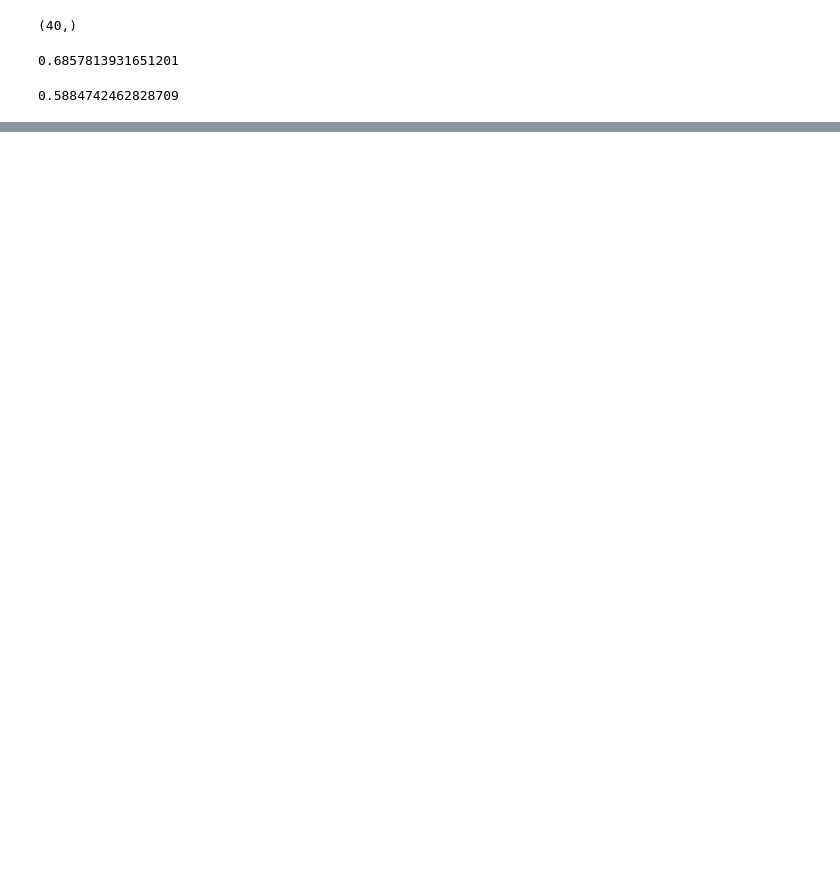
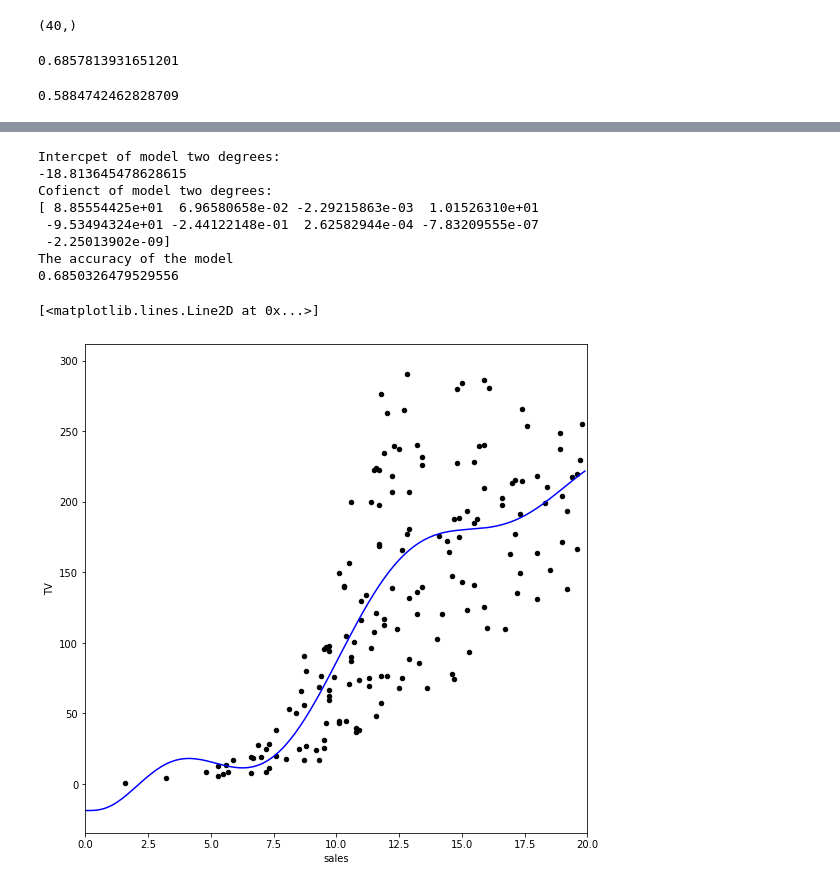
Before and after one commit to hodangtu01/HOMEWORK1---AI, a Jupyter notebook: AI_W8_Advertising.ipynb, the cells around one changed output, grey strips where cells are left out. Drawn from its saved outputs; the diff is of its cells as text; code cells hidden in the pictures; blank space fills up the shorter version.

```diff
--- a/AI_W8_Advertising.ipynb
+++ b/AI_W8_Advertising.ipynb
@@ -58,0 +162,29 @@ regressor.score(x_train,y_train)
+# %%
+model_9=linear_model.LinearRegression()
+
+X= pd.DataFrame([data['sales']**3.9,data['sales']**6.5,data['sales']**7.5,data['sales']**4.5,data['sales']**4,data['sales']**6,data['sales']**8,data['sales']**9,data['sales']**10]).T
+model_9.fit(X,y=data['TV'])
+
+print("Intercpet of model two degrees:")
+print(model_9.intercept_)
+print('Cofienct of model two degrees:')
+print(model_9.coef_)
+print('The accuracy of the model')
+print(model_9.score(X,data['TV']))
+#-------------------------
+range=np.arange(0,20,0.1)
+predictor_9=pd.DataFrame([range**3.9,range**6.5,range**7.5,range**4.5,range**4,range**6,range**8,range**9,range**10]).T
+y_pred= model_9.predict(X=predictor_9)
+data.plot(kind='scatter',x='sales',y='TV',figsize=(9,9),color='black',xlim=(0,20))
+plt.plot(range,y_pred,color='blue')
+# %% [output]
+Intercpet of model two degrees:
+-18.813645478628615
+Cofienct of model two degrees:
+[ 8.85554425e+01  6.96580658e-02 -2.29215863e-03  1.01526310e+01
+ -9.53494324e+01 -2.44122148e-01  2.62582944e-04 -7.83209555e-07
+ -2.25013902e-09]
+The accuracy of the model
+0.6850326479529556
+[<matplotlib.lines.Line2D at 0x...>]
+[figure, added]
```
Also changed, not shown: parts of 7 cells of this notebook.
